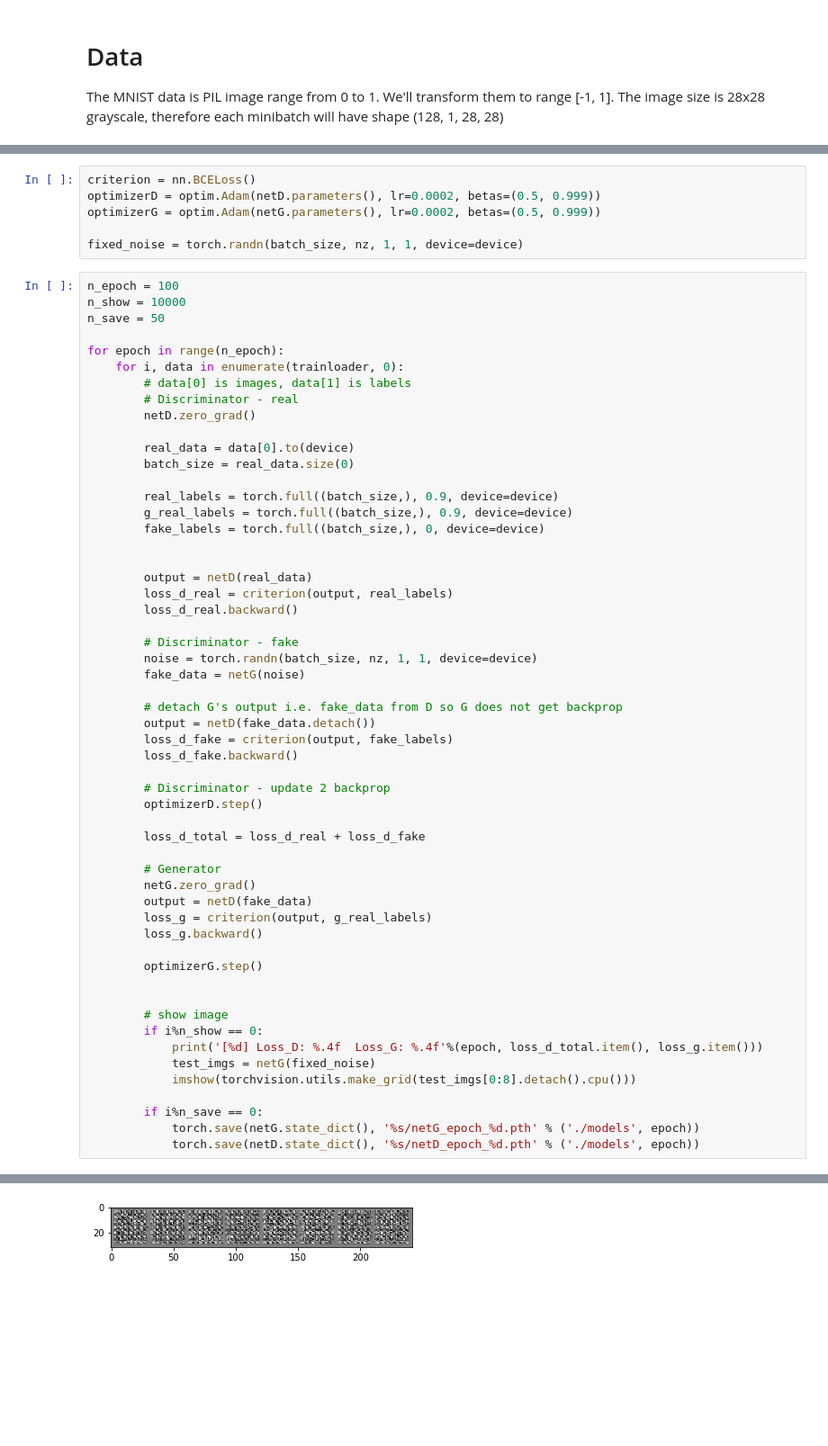
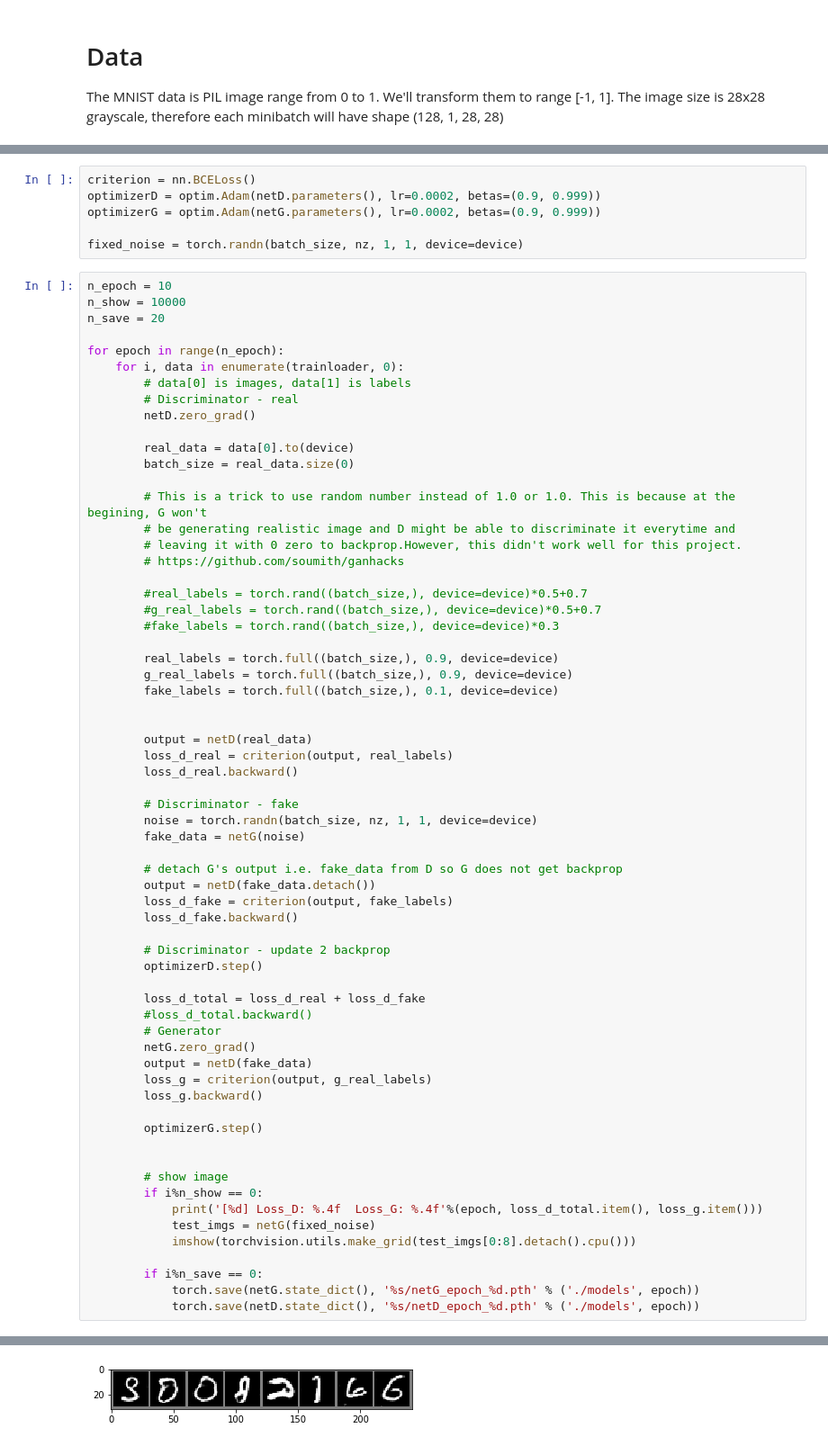
Before and after one commit to Jawae/gan_pytorch, a Jupyter notebook: mnist_dcgan/mnist_gan.ipynb, the cells around one changed output, grey strips where cells are left out. Shown at 90% size. Saved outputs shown, nothing was run; the diff lists cells and outputs as text; blank space fills up the shorter version.

```diff
--- a/mnist_dcgan/mnist_gan.ipynb
+++ b/mnist_dcgan/mnist_gan.ipynb
@@ -164,13 +188,13 @@ Discriminator(
 # %%
 criterion = nn.BCELoss()
-optimizerD = optim.Adam(netD.parameters(), lr=0.0002, betas=(0.5, 0.999))
-optimizerG = optim.Adam(netG.parameters(), lr=0.0002, betas=(0.5, 0.999))
+optimizerD = optim.Adam(netD.parameters(), lr=0.0002, betas=(0.9, 0.999))
+optimizerG = optim.Adam(netG.parameters(), lr=0.0002, betas=(0.9, 0.999))
 
 fixed_noise = torch.randn(batch_size, nz, 1, 1, device=device)
 # %%
-n_epoch = 100
+n_epoch = 10
 n_show = 10000
-n_save = 50
+n_save = 20
 
 for epoch in range(n_epoch):
     for i, data in enumerate(trainloader, 0):
@@ -181,9 +205,18 @@ for epoch in range(n_epoch):
         real_data = data[0].to(device)
         batch_size = real_data.size(0)
 
+        # This is a trick to use random number instead of 1.0 or 1.0. This is because at the begining, G won't
+        # be generating realistic image and D might be able to discriminate it everytime and
+        # leaving it with 0 zero to backprop.However, this didn't work well for this project.
+        # https://github.com/soumith/ganhacks
+
+        #real_labels = torch.rand((batch_size,), device=device)*0.5+0.7
+        #g_real_labels = torch.rand((batch_size,), device=device)*0.5+0.7
+        #fake_labels = torch.rand((batch_size,), device=device)*0.3
+
         real_labels = torch.full((batch_size,), 0.9, device=device)
         g_real_labels = torch.full((batch_size,), 0.9, device=device)
-        fake_labels = torch.full((batch_size,), 0, device=device)
+        fake_labels = torch.full((batch_size,), 0.1, device=device)
 
 
         output = netD(real_data)
@@ -203,7 +236,7 @@ for epoch in range(n_epoch):
         optimizerD.step()
 
         loss_d_total = loss_d_real + loss_d_fake
-
+        #loss_d_total.backward()
         # Generator
         netG.zero_grad()
         output = netD(fake_data)
@@ -227 +260 @@ for epoch in range(n_epoch):
-[figure, old version]
+[figure, new version]
```
Also changed, not shown: parts of 8 cells of this notebook.
